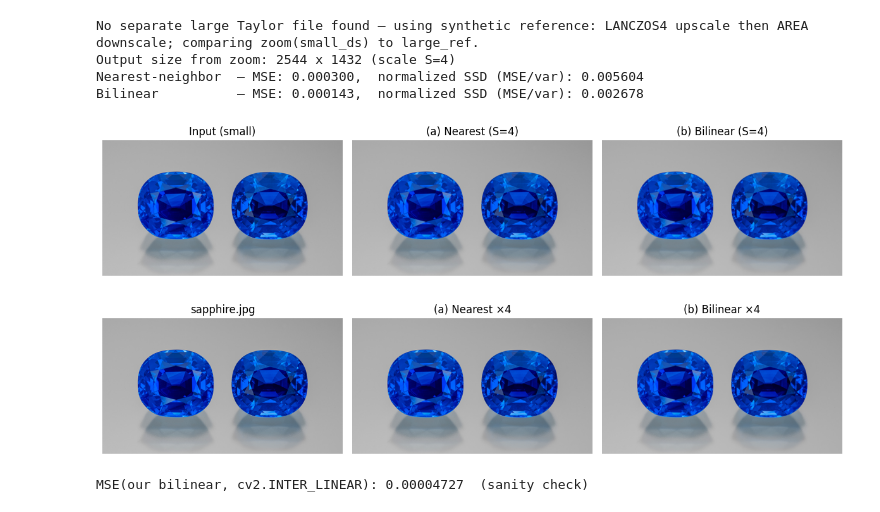
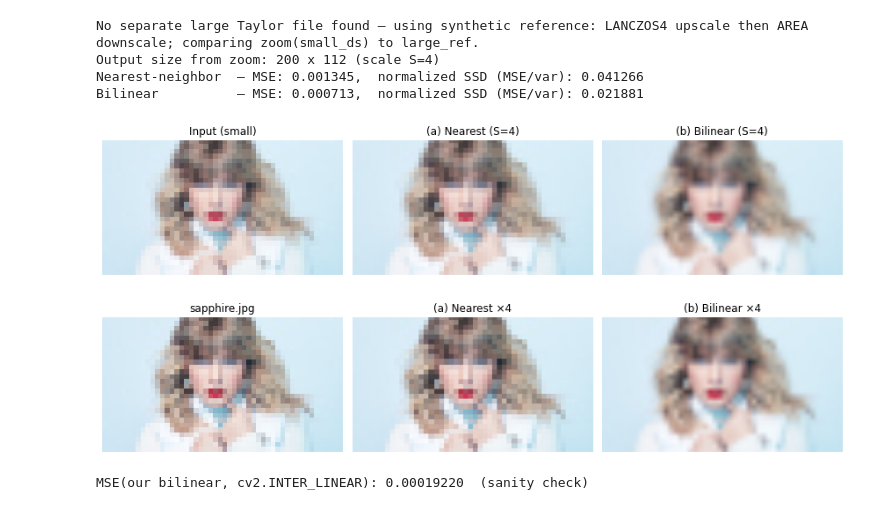
Before and after one commit to TharushiRachel/Computer_Vision_Assignment1, a Jupyter notebook: Question 7.ipynb, the cells around one changed output. Cells and saved outputs as stored; diff of their text form; code cells hidden in the pictures.

```diff
--- a/Question 7.ipynb
+++ b/Question 7.ipynb
@@ -5,18 +5,6 @@ import cv2
 import matplotlib.pyplot as plt
 # %%
 def zoom_image(img: np.ndarray, s: float, method: str = "nearest") -> np.ndarray:
-    """Zoom image by factor s using NumPy resampling.
-
-    Parameters
-    ----------
-    img : ndarray, uint8, shape (H, W) or (H, W, C)
-    s : float, must satisfy 0 < s <= 10
-    method : 'nearest' or 'bilinear'
-
-    Returns
-    -------
-    ndarray, uint8, upsampled or downsampled image
-    """
     if not (0.0 < s <= 10.0):
         raise ValueError("s must be in (0, 10].")
     if method not in ("nearest", "bilinear"):
@@ -73,7 +61,7 @@ def normalized_ssd(a: np.ndarray, b: np.ndarray) -> tuple[float, float]:
     nmse = mse / (v + 1e-8)
     return mse, nmse
 # %%
-small_path = "images/sapphire.jpg"
+small_path = "images/taylor_very_small.jpg"
 small = cv2.imread(small_path)
 if small is None:
     raise FileNotFoundError(small_path)
@@ -134,36 +122,36 @@ axes[1].imshow(cv2.cvtColor(up_nn, cv2.COLOR_BGR2RGB))
 axes[1].set_title(f"(a) Nearest (S={S})")
 axes[2].imshow(cv2.cvtColor(up_bl, cv2.COLOR_BGR2RGB))
 axes[2].set_title(f"(b) Bilinear (S={S})")
 for ax in axes:
     ax.axis("off")
 plt.tight_layout()
 plt.show()
 
 # Extra: zoom the actual `sapphire.jpg` (SSD test above may use downscaled version)
 S_viz = 4
 viz_nn = zoom_image(small, S_viz, method="nearest")
 viz_bl = zoom_image(small, S_viz, method="bilinear")
 fig2, ax2 = plt.subplots(1, 3, figsize=(12, 4))
 ax2[0].imshow(cv2.cvtColor(small, cv2.COLOR_BGR2RGB))
 ax2[0].set_title("sapphire.jpg")
 ax2[1].imshow(cv2.cvtColor(viz_nn, cv2.COLOR_BGR2RGB))
 ax2[1].set_title(f"(a) Nearest ×{S_viz}")
 ax2[2].imshow(cv2.cvtColor(viz_bl, cv2.COLOR_BGR2RGB))
 ax2[2].set_title(f"(b) Bilinear ×{S_viz}")
 for ax in ax2:
     ax.axis("off")
 plt.tight_layout()
 plt.show()
 
 # Quick sanity: bilinear vs OpenCV linear resize (should be very close)
 cv_lin = cv2.resize(compare_small, (up_bl.shape[1], up_bl.shape[0]), interpolation=cv2.INTER_LINEAR)
 mse_cv, _ = normalized_ssd(up_bl, cv_lin)
 print(f"MSE(our bilinear, cv2.INTER_LINEAR): {mse_cv:.8f}  (sanity check)")
 # %% [output]
 No separate large Taylor file found — using synthetic reference: LANCZOS4 upscale then AREA downscale; comparing zoom(small_ds) to large_ref.
-Output size from zoom: 2544 x 1432 (scale S=4)
-Nearest-neighbor  — MSE: 0.000300,  normalized SSD (MSE/var): 0.005604
-Bilinear          — MSE: 0.000143,  normalized SSD (MSE/var): 0.002678
+Output size from zoom: 200 x 112 (scale S=4)
+Nearest-neighbor  — MSE: 0.001345,  normalized SSD (MSE/var): 0.041266
+Bilinear          — MSE: 0.000713,  normalized SSD (MSE/var): 0.021881
-[figure, old version]
+[figure, new version]
-[figure, old version]
+[figure, new version]
-MSE(our bilinear, cv2.INTER_LINEAR): 0.00004727  (sanity check)
+MSE(our bilinear, cv2.INTER_LINEAR): 0.00019220  (sanity check)
```
Also changed, not shown: 9 other files.
